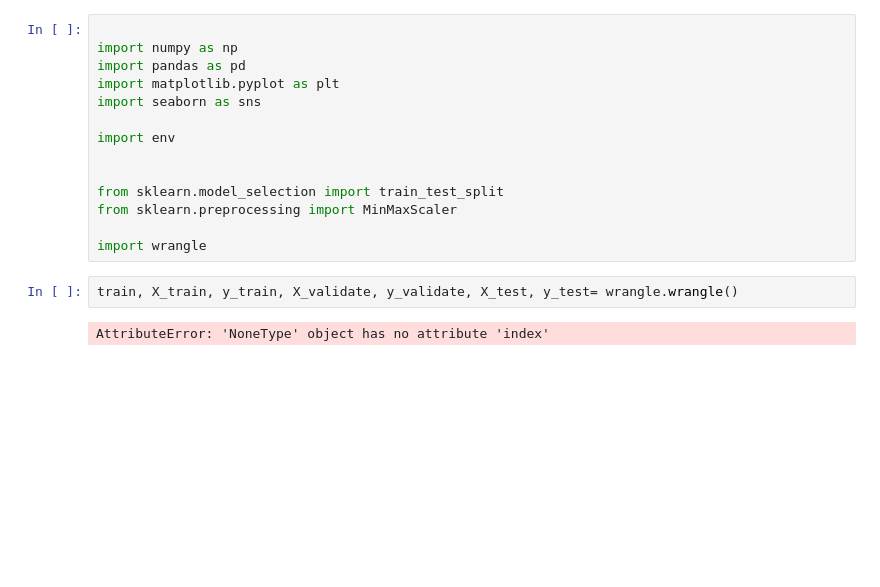
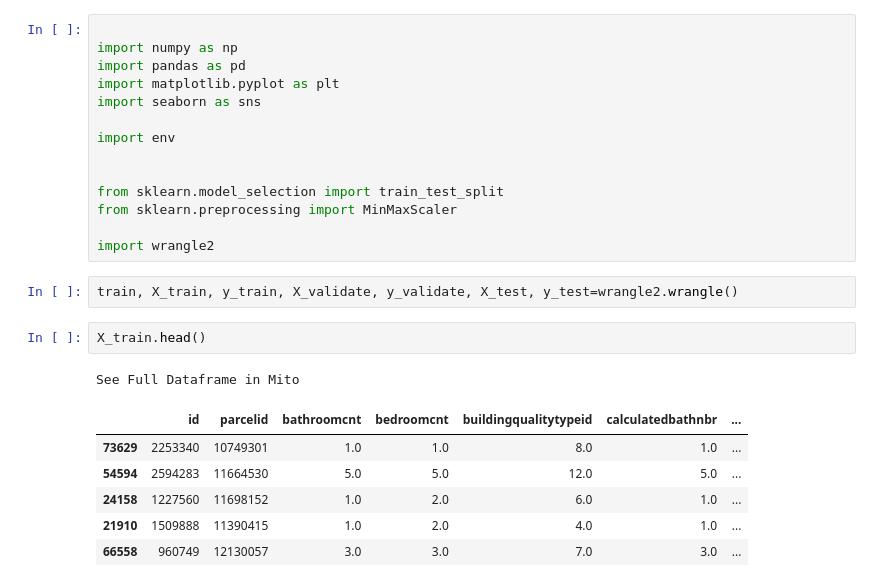
Before and after one commit to Zillow-Project-JG-DN/clustering-project-jgdn, a Jupyter notebook: jg_viz.ipynb, the cells around one changed output. Saved outputs shown, nothing was run; the diff lists cells and outputs as text; blank space fills up the shorter version.

```diff
--- a/jg_viz.ipynb
+++ b/jg_viz.ipynb
@@ -11,8 +11,16 @@ import env
 from sklearn.model_selection import train_test_split
 from sklearn.preprocessing import MinMaxScaler
 
-import wrangle
+import wrangle2
 # %%
-train, X_train, y_train, X_validate, y_validate, X_test, y_test= wrangle.wrangle()
+train, X_train, y_train, X_validate, y_validate, X_test, y_test=wrangle2.wrangle()
-# %% [output]
-AttributeError: 'NoneType' object has no attribute 'index'
+# %%
+X_train.head()
+# %% [output]
+See Full Dataframe in Mito
+|  | id | parcelid | bathroomcnt | bedroomcnt | buildingqualitytypeid | calculatedbathnbr | ... |
+| 73629 | 2253340 | 10749301 | 1.0 | 1.0 | 8.0 | 1.0 | ... |
+| 54594 | 2594283 | 11664530 | 5.0 | 5.0 | 12.0 | 5.0 | ... |
+| 24158 | 1227560 | 11698152 | 1.0 | 2.0 | 6.0 | 1.0 | ... |
+| 21910 | 1509888 | 11390415 | 1.0 | 2.0 | 4.0 | 1.0 | ... |
+| 66558 | 960749 | 12130057 | 3.0 | 3.0 | 7.0 | 3.0 | ... |
```
Also changed, not shown: parts of 2 cells of this notebook, 3 other files.
